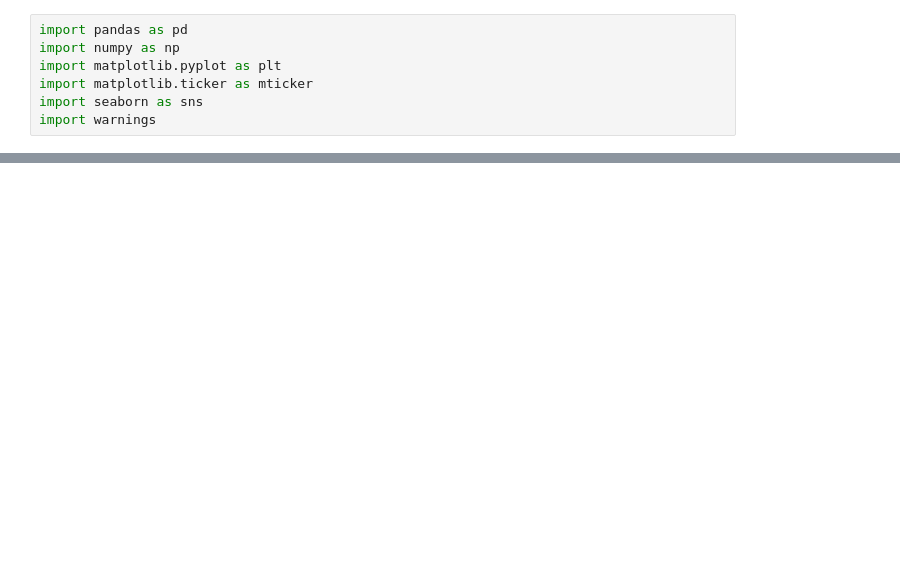
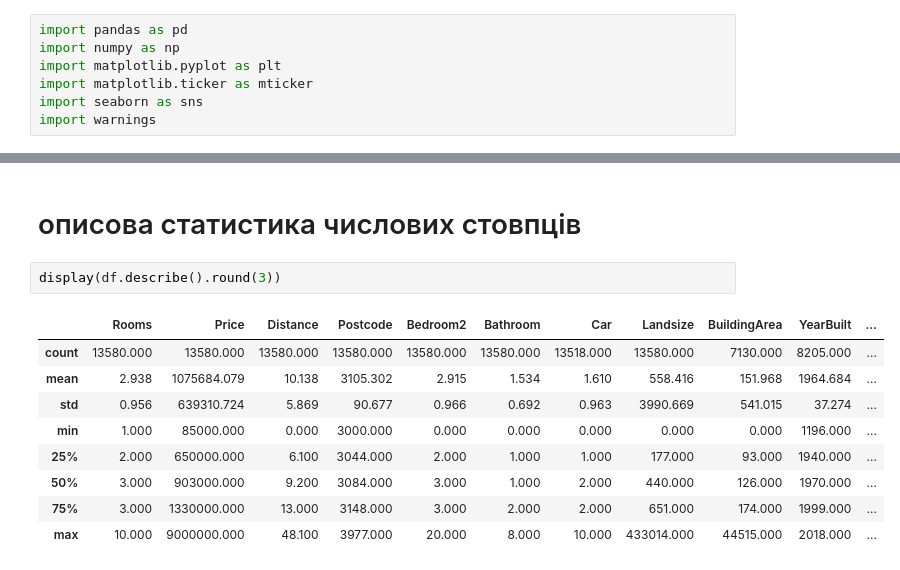
Before and after one commit to Alister44/Melbourne_Housing, a Jupyter notebook: notebooks/solution.ipynb, the cells around one changed output, grey strips where cells are left out. Saved outputs shown, nothing was run; the diff lists cells and outputs as text; blank space fills up the shorter version.

```diff
--- a/notebooks/solution.ipynb
+++ b/notebooks/solution.ipynb
@@ -21,0 +36,14 @@ df_original.head()
+# %% [markdown]
+# описова статистика числових стовпців
+# %%
+display(df.describe().round(3))
+# %% [output]
+|  | Rooms | Price | Distance | Postcode | Bedroom2 | Bathroom | Car | Landsize | BuildingArea | YearBuilt | ... |
+| count | 13580.000 | 13580.000 | 13580.000 | 13580.000 | 13580.000 | 13580.000 | 13518.000 | 13580.000 | 7130.000 | 8205.000 | ... |
+| mean | 2.938 | 1075684.079 | 10.138 | 3105.302 | 2.915 | 1.534 | 1.610 | 558.416 | 151.968 | 1964.684 | ... |
+| std | 0.956 | 639310.724 | 5.869 | 90.677 | 0.966 | 0.692 | 0.963 | 3990.669 | 541.015 | 37.274 | ... |
+| min | 1.000 | 85000.000 | 0.000 | 3000.000 | 0.000 | 0.000 | 0.000 | 0.000 | 0.000 | 1196.000 | ... |
+| 25% | 2.000 | 650000.000 | 6.100 | 3044.000 | 2.000 | 1.000 | 1.000 | 177.000 | 93.000 | 1940.000 | ... |
+| 50% | 3.000 | 903000.000 | 9.200 | 3084.000 | 3.000 | 1.000 | 2.000 | 440.000 | 126.000 | 1970.000 | ... |
+| 75% | 3.000 | 1330000.000 | 13.000 | 3148.000 | 3.000 | 2.000 | 2.000 | 651.000 | 174.000 | 1999.000 | ... |
+| max | 10.000 | 9000000.000 | 48.100 | 3977.000 | 20.000 | 8.000 | 10.000 | 433014.000 | 44515.000 | 2018.000 | ... |
```
Also changed, not shown: parts of 8 cells of this notebook.
